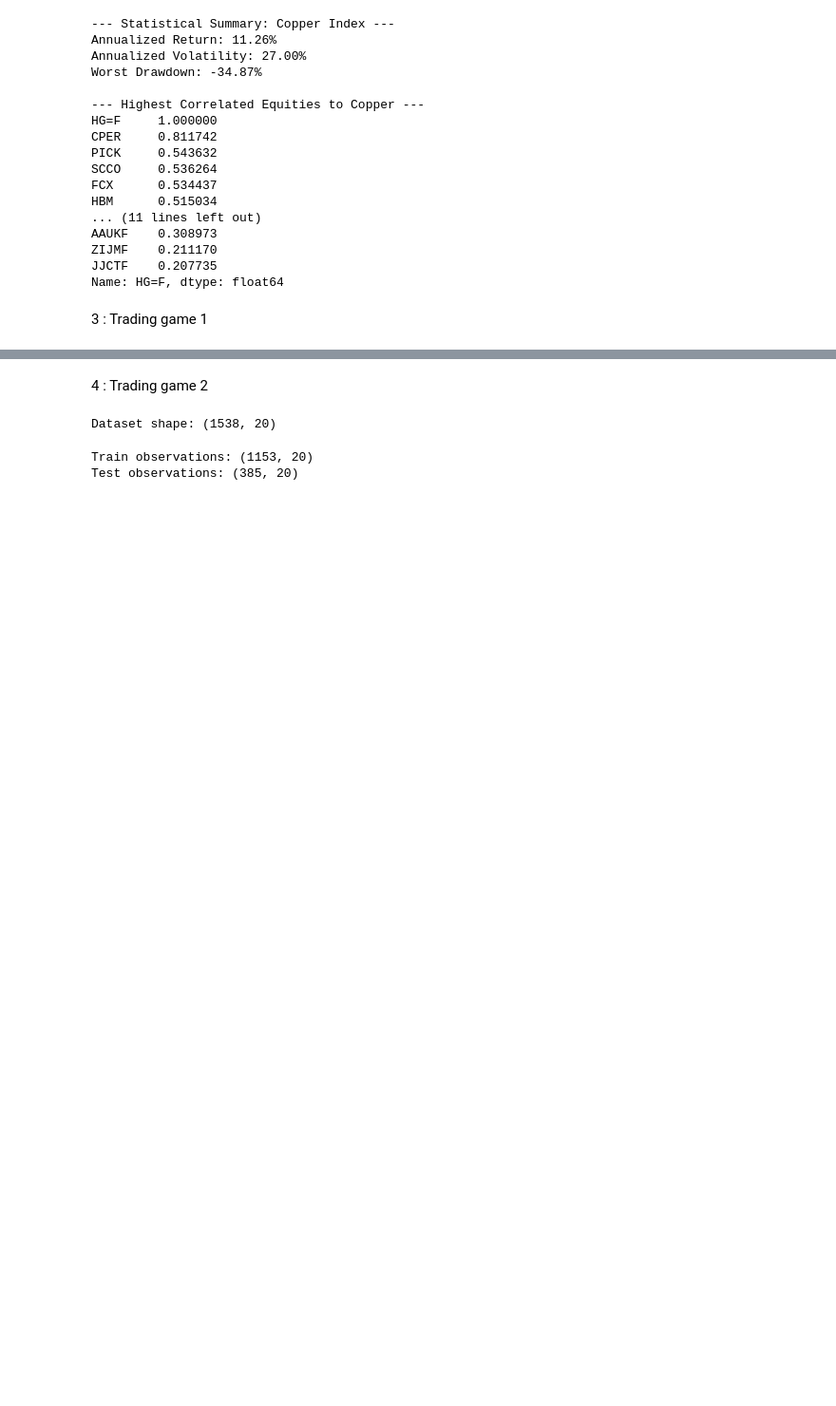
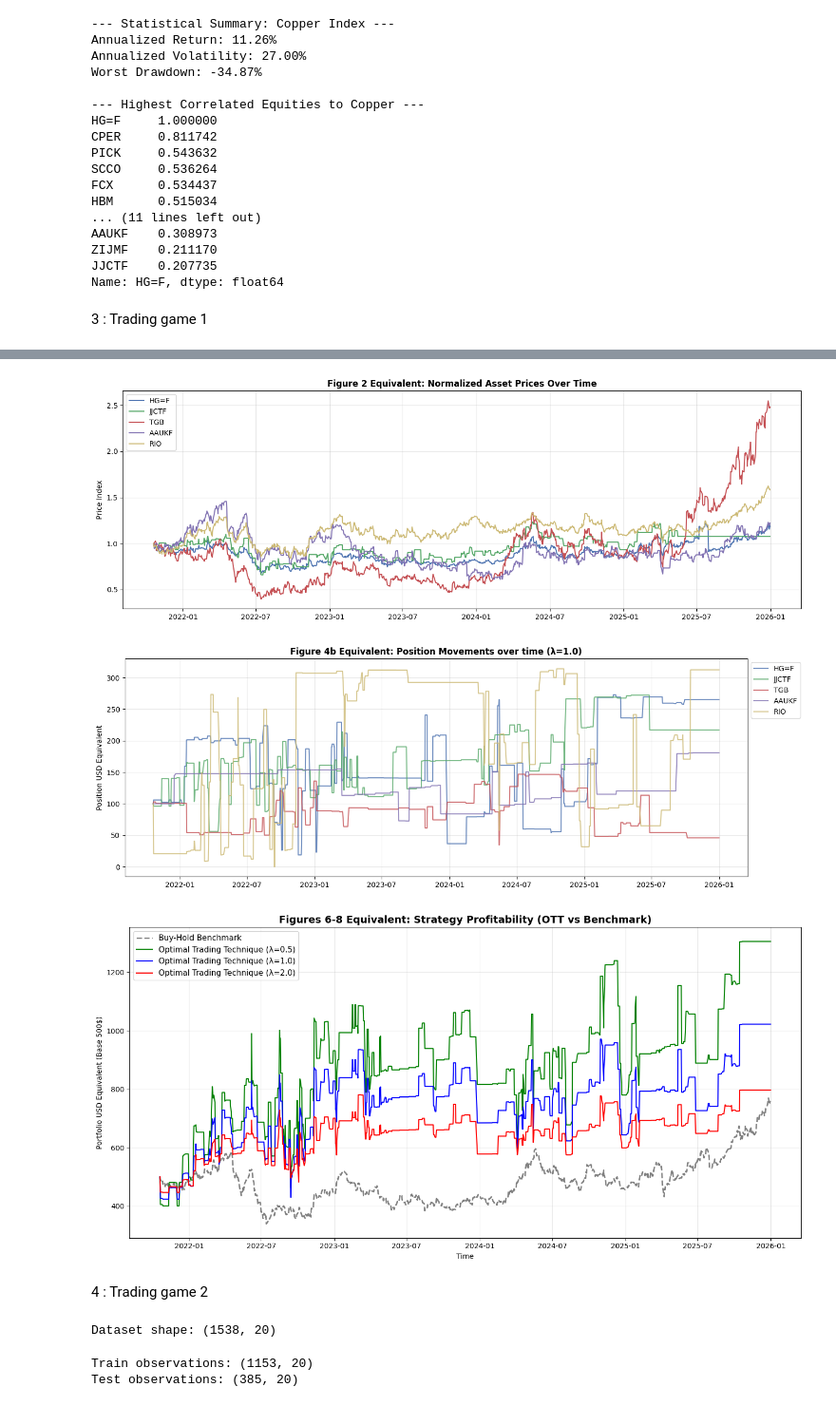
Before and after one commit to PaserChess/Project-commodities-trading, a Jupyter notebook: code project.ipynb, the cells around one changed output, grey strips where cells are left out. Shown at 95% size. Cells and saved outputs as stored; diff of their text form; code cells hidden in the pictures; blank space fills up the shorter version.

```diff
--- a/code project.ipynb
+++ b/code project.ipynb
@@ -857,3 +640,56 @@ Average win (US$)     : $2646.88
+# %%
+# ==========================================
+# CELL 6: VISUALIZATIONS (RESEARCH PAPER REPLICATION)
+# ==========================================
+import matplotlib.pyplot as plt
+plt.style.use('seaborn-v0_8-deep')
+
+# GRAPH 1 : Figure 2 Equivalent (Normalized Prices)
+plt.figure(figsize=(14, 5))
+df_normalized = raw_df[tickers_names].loc[start_sim:end_sim]
+df_normalized = df_normalized / df_normalized.iloc[0]
+for col in df_normalized.columns:
+    plt.plot(df_normalized.index, df_normalized[col], label=col, linewidth=1.5)
+plt.title('Figure 2 Equivalent: Normalized Asset Prices Over Time', fontweight='bold')
+plt.ylabel('Price Index')
+plt.legend()
+plt.grid(True, alpha=0.3)
+plt.tight_layout()
+plt.show()
+
+# GRAPH 2 : Figure 4b Equivalent (Position Movements)
+plt.figure(figsize=(14, 5))
+for col in df_base_final.columns:
+    if col != 'OTT_PORTFOLIO':
+        plt.plot(df_base_final.index, df_base_final[col], label=col, alpha=0.8, linewidth=1.5)
+plt.title(f'Figure 4b Equivalent: Position Movements over time (λ={base_lam})', fontweight='bold')
+plt.ylabel('Position USD Equivalent')
+plt.legend(loc='upper left', bbox_to_anchor=(1, 1))
+plt.grid(True, alpha=0.3)
+plt.tight_layout()
+plt.show()
+
+# GRAPH 3 : Figures 6/7/8 Equivalent (Strategy Comparison)
+plt.figure(figsize=(14, 7))
+plt.plot(benchmark_series.index, benchmark_series, label='Buy-Hold Benchmark', color='gray', linestyle='--', linewidth=2)
+
+colors = {0.5: 'green', 1.0: 'blue', 2.0: 'red'}
+for lam in lambdas_to_test:
+    if lam in portfolios_by_lambda:
+        plt.plot(portfolios_by_lambda[lam].index, portfolios_by_lambda[lam]['OTT_PORTFOLIO'],
+                 label=f'Optimal Trading Technique (λ={lam})', color=colors.get(lam, 'black'), linewidth=1.5)
+
+plt.title('Figures 6-8 Equivalent: Strategy Profitability (OTT vs Benchmark)', fontsize=14, fontweight='bold')
+plt.ylabel('Portfolio USD Equivalent (Base 500$)')
+plt.xlabel('Time')
+plt.legend(loc='upper left', fontsize=11)
+plt.grid(True, alpha=0.3)
+plt.tight_layout()
+plt.show()
+# %% [output]
+[figure, added]
+[figure, added]
+[figure, added]
 # %% [markdown]
 4 : Trading game 2
 # %%
```
Also changed, not shown: parts of 5 cells of this notebook.
